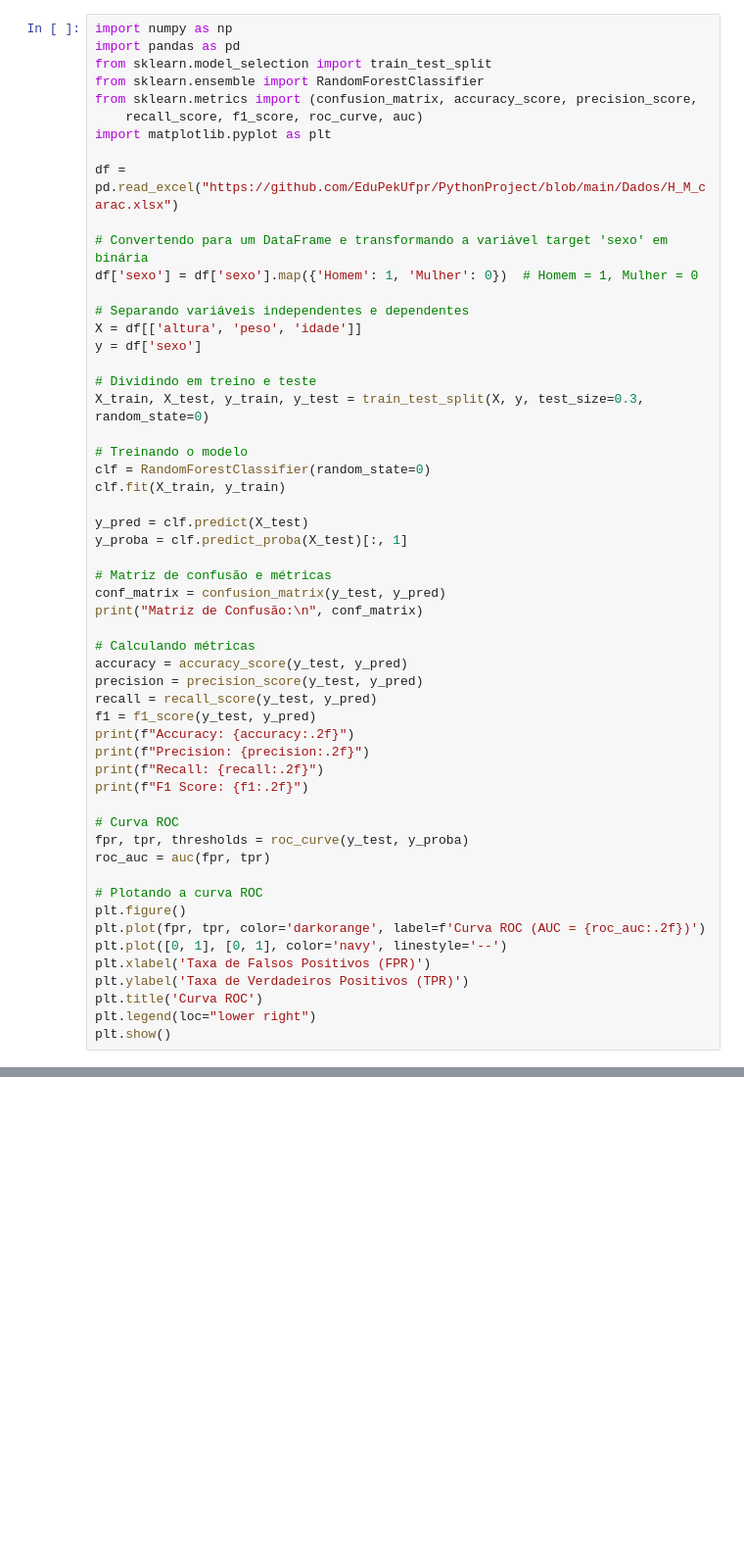
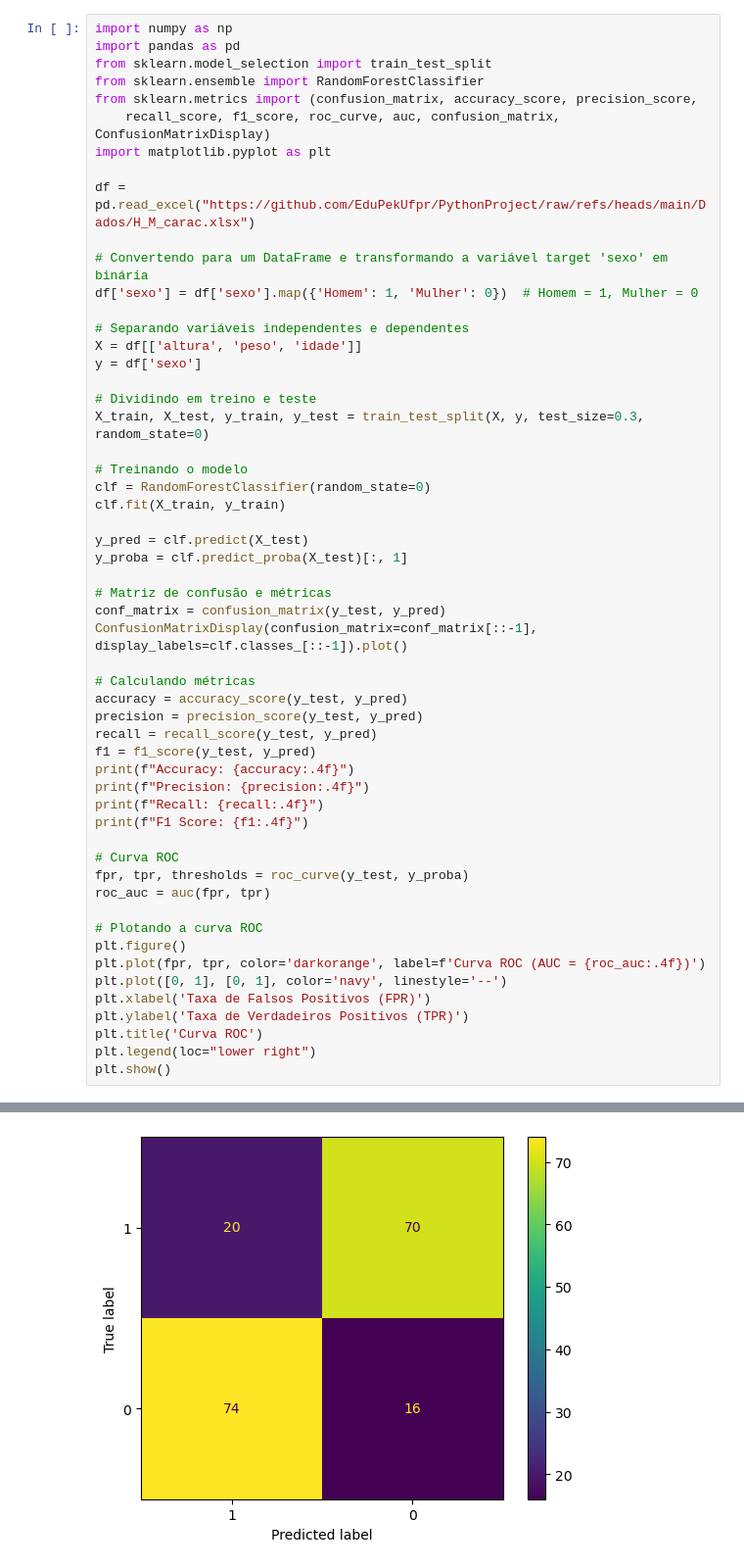
Before and after one commit to guikastner/PythonProjectPPGold, a Jupyter notebook: LDS_ROC_exemplo.ipynb, the cells around one changed output, grey strips where cells are left out. Shown at 98% size. Saved outputs shown, nothing was run; the diff lists cells and outputs as text; blank space fills up the shorter version.

```diff
--- a/LDS_ROC_exemplo.ipynb
+++ b/LDS_ROC_exemplo.ipynb
@@ -22,10 +22,10 @@ import pandas as pd
 from sklearn.model_selection import train_test_split
 from sklearn.ensemble import RandomForestClassifier
 from sklearn.metrics import (confusion_matrix, accuracy_score, precision_score,
-    recall_score, f1_score, roc_curve, auc)
+    recall_score, f1_score, roc_curve, auc, confusion_matrix, ConfusionMatrixDisplay)
 import matplotlib.pyplot as plt
 
-df = pd.read_excel("https://github.com/EduPekUfpr/PythonProject/blob/main/Dados/H_M_carac.xlsx")
+df = pd.read_excel("https://github.com/EduPekUfpr/PythonProject/raw/refs/heads/main/Dados/H_M_carac.xlsx")
 
 # Convertendo para um DataFrame e transformando a variável target 'sexo' em binária
 df['sexo'] = df['sexo'].map({'Homem': 1, 'Mulher': 0})  # Homem = 1, Mulher = 0
@@ -46,17 +46,17 @@ y_proba = clf.predict_proba(X_test)[:, 1]
 
 # Matriz de confusão e métricas
 conf_matrix = confusion_matrix(y_test, y_pred)
-print("Matriz de Confusão:\n", conf_matrix)
+ConfusionMatrixDisplay(confusion_matrix=conf_matrix[::-1], display_labels=clf.classes_[::-1]).plot()
 
 # Calculando métricas
 accuracy = accuracy_score(y_test, y_pred)
 precision = precision_score(y_test, y_pred)
 recall = recall_score(y_test, y_pred)
 f1 = f1_score(y_test, y_pred)
-print(f"Accuracy: {accuracy:.2f}")
-print(f"Precision: {precision:.2f}")
-print(f"Recall: {recall:.2f}")
-print(f"F1 Score: {f1:.2f}")
+print(f"Accuracy: {accuracy:.4f}")
+print(f"Precision: {precision:.4f}")
+print(f"Recall: {recall:.4f}")
+print(f"F1 Score: {f1:.4f}")
 
 # Curva ROC
 fpr, tpr, thresholds = roc_curve(y_test, y_proba)
@@ -64,7 +64,7 @@ roc_auc = auc(fpr, tpr)
 
 # Plotando a curva ROC
 plt.figure()
-plt.plot(fpr, tpr, color='darkorange', label=f'Curva ROC (AUC = {roc_auc:.2f})')
+plt.plot(fpr, tpr, color='darkorange', label=f'Curva ROC (AUC = {roc_auc:.4f})')
 plt.plot([0, 1], [0, 1], color='navy', linestyle='--')
 plt.xlabel('Taxa de Falsos Positivos (FPR)')
 plt.ylabel('Taxa de Verdadeiros Positivos (TPR)')
@@ -75,0 +79 @@ ValueError: Excel file format cannot be determined, you must specify an engine m
+[figure, added]
```
Also changed, not shown: parts of 1 cell of this notebook, 1 other file.
